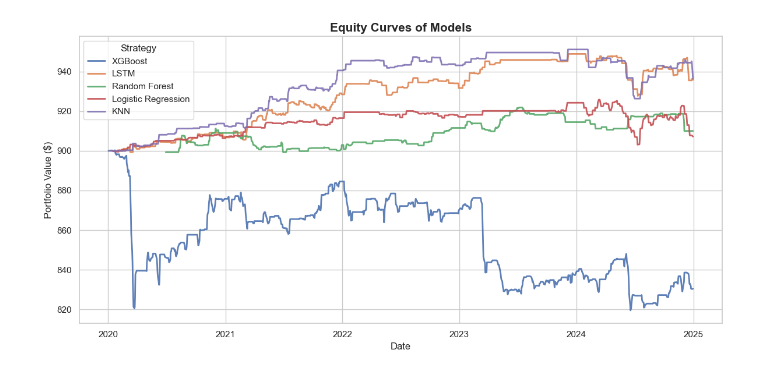
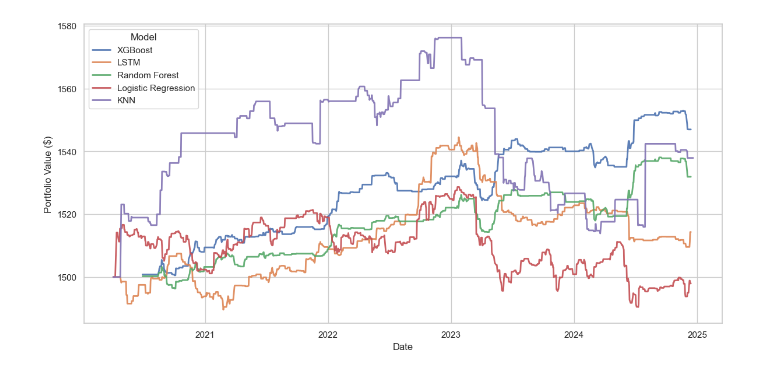
Before and after one commit to akshathp0/etf-pairs-trading, a Jupyter notebook: models/visualizations.ipynb, the cells around one changed output. Cells and saved outputs as stored; diff of their text form; code cells hidden in the pictures.

```diff
--- a/models/visualizations.ipynb
+++ b/models/visualizations.ipynb
@@ -295,22 +1,31 @@ ETF basket starts at: 550.0
 # %%
-sns.set_theme(style="whitegrid", font_scale=1)
+import pandas as pd
+import matplotlib.pyplot as plt
+import seaborn as sns
 
-plt.figure(figsize=(12,6))
+lstm_eq = pd.read_csv("equity_curves/lstm_equity.csv", index_col = 0, parse_dates = True).squeeze()
+rf_eq = pd.read_csv("equity_curves/random_forest_equity.csv", index_col = 0, parse_dates = True).squeeze()
+lr_eq = pd.read_csv("equity_curves/logistic_regression_equity.csv", index_col = 0, parse_dates = True).squeeze()
+knn_eq = pd.read_csv("equity_curves/knn_equity.csv", index_col = 0, parse_dates = True).squeeze()
+xgb_eq = pd.read_csv("equity_curves/xgboost_equity.csv", index_col = 0, parse_dates = True).squeeze()
 
-plt.plot(xgb_eq.index, xgb_eq.values, label="XGBoost", alpha=0.9, linewidth=2)
-plt.plot(lstm_eq.index, lstm_eq.values, label="LSTM", alpha=0.9, linewidth=2)
-plt.plot(rf_eq.index, rf_eq.values, label="Random Forest", alpha=0.9, linewidth=2)
-plt.plot(lr_eq.index, lr_eq.values, label="Logistic Regression", alpha=0.9, linewidth=2)
-plt.plot(knn_eq.index, knn_eq.values, label="KNN", alpha=0.9, linewidth=2)
+sns.set_theme(style = "whitegrid", context = "notebook")
 
-plt.title("Equity Curves of Models", fontsize=15, weight='bold')
-plt.xlabel("Date", fontsize=12)
-plt.ylabel("Portfolio Value ($)", fontsize=12)
+plt.figure(figsize = (12, 6))
+plt.plot(xgb_eq.index, xgb_eq.values, label = "XGBoost", alpha = 0.9, linewidth = 2)
+plt.plot(lstm_eq.index, lstm_eq.values, label = "LSTM", alpha = 0.9, linewidth = 2)
+plt.plot(rf_eq.index, rf_eq.values, label = "Random Forest", alpha = 0.9, linewidth = 2)
+plt.plot(lr_eq.index, lr_eq.values, label = "Logistic Regression", alpha = 0.9, linewidth = 2)
+plt.plot(knn_eq.index, knn_eq.values, label = "KNN", alpha = 0.9, linewidth = 2)
 
-plt.legend(title="Strategy", loc="upper left", frameon=True)
+plt.xlabel("Date", fontsize = 12)
+plt.ylabel("Portfolio Value ($)", fontsize = 12)
+
+plt.legend(title = "Model", frameon = True, loc = "center left", bbox_to_anchor = (0, 0.85))
 plt.tight_layout()
 plt.grid(True)
+plt.savefig("/Users/ak/Downloads/equity_curves.pdf", dpi = 400, bbox_inches = "tight")
 plt.show()
 # %% [output]
-[figure, old version]
+[figure, new version]
 # %%
```
Also changed, not shown: parts of 13 cells of this notebook, 7 other files.
